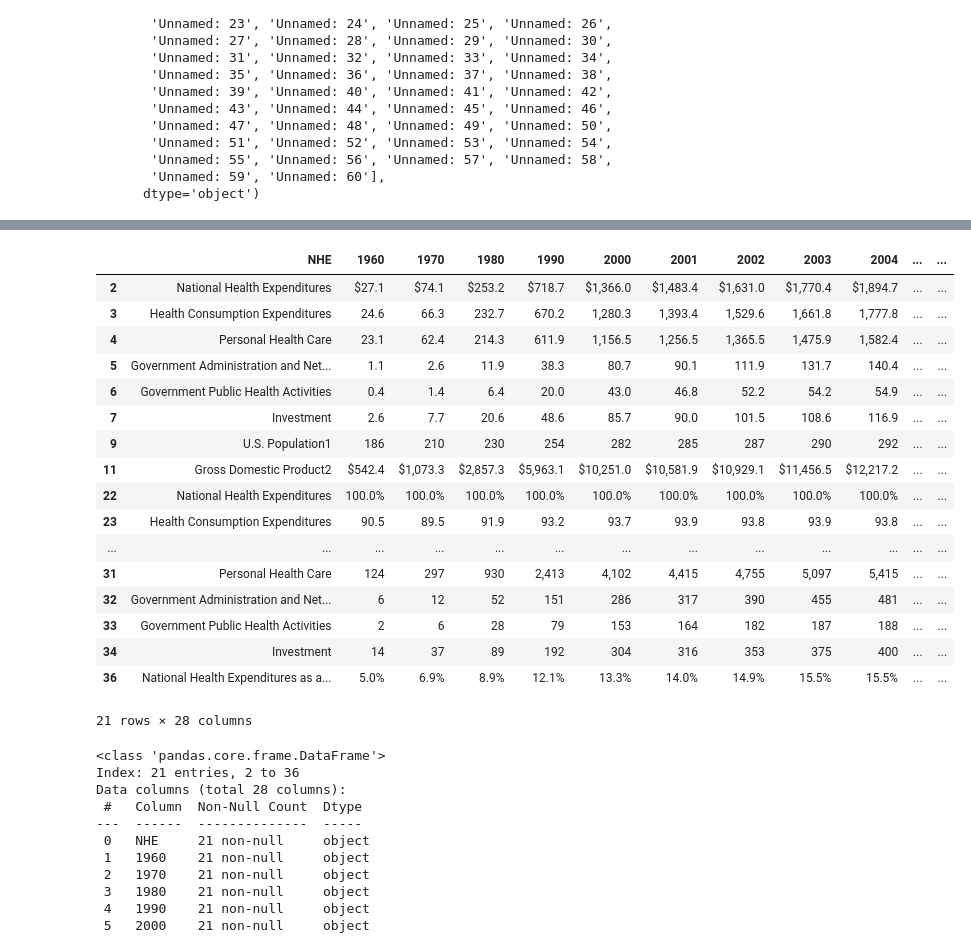
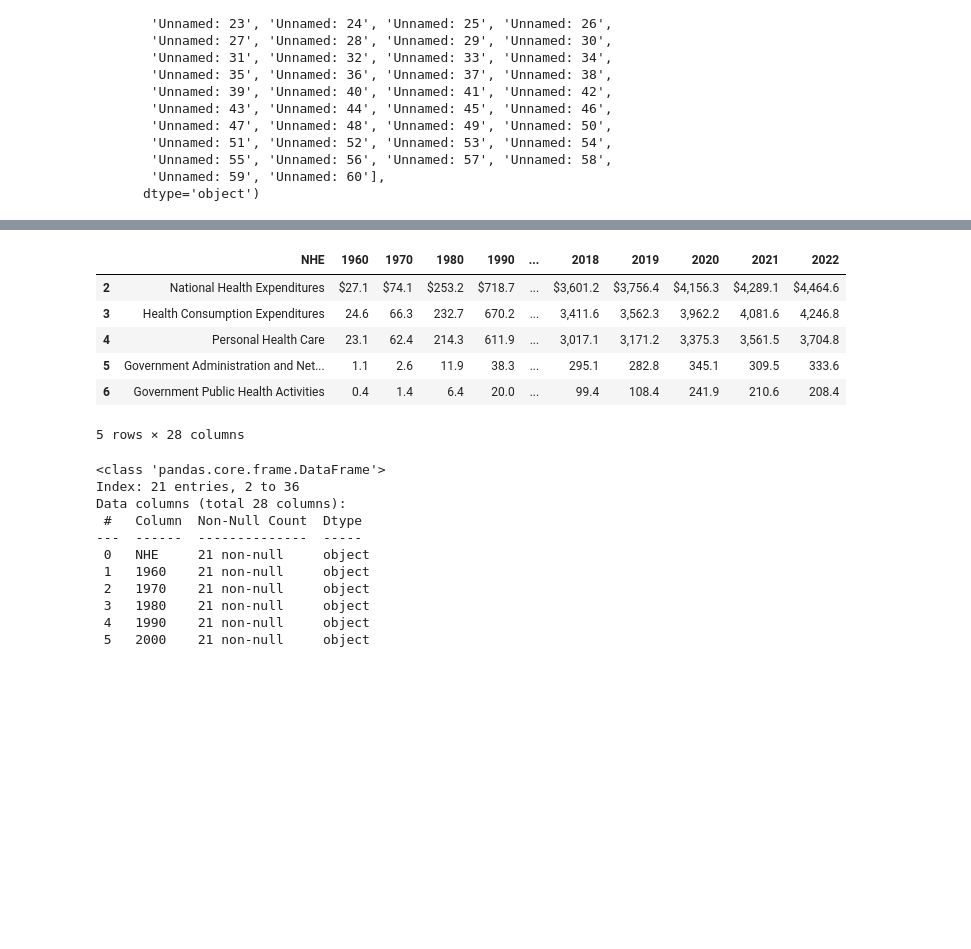
Before and after one commit to Lyduska/Better_Health, a Jupyter notebook: notebook/Better_health.ipynb, the cells around one changed output, grey strips where cells are left out. Saved outputs shown, nothing was run; the diff lists cells and outputs as text; code cells hidden in the pictures; blank space fills up the shorter version.

```diff
--- a/notebook/Better_health.ipynb
+++ b/notebook/Better_health.ipynb
@@ -264,26 +265,15 @@ nhe_df1
 #df.drop(1)  # for 1 row
 # %%
 nhe_df1=nhe_df1.drop(0)
-nhe_df1
+nhe_df1.head()
 # %% [output]
-|  | NHE | 1960 | 1970 | 1980 | 1990 | 2000 | 2001 | 2002 | 2003 | 2004 | ... | ... |
-| 2 | National Health Expenditures | $27.1 | $74.1 | $253.2 | $718.7 | $1,366.0 | $1,483.4 | $1,631.0 | $1,770.4 | $1,894.7 | ... | ... |
-| 3 | Health Consumption Expenditures | 24.6 | 66.3 | 232.7 | 670.2 | 1,280.3 | 1,393.4 | 1,529.6 | 1,661.8 | 1,777.8 | ... | ... |
-| 4 | Personal Health Care | 23.1 | 62.4 | 214.3 | 611.9 | 1,156.5 | 1,256.5 | 1,365.5 | 1,475.9 | 1,582.4 | ... | ... |
-| 5 | Government Administration and Net... | 1.1 | 2.6 | 11.9 | 38.3 | 80.7 | 90.1 | 111.9 | 131.7 | 140.4 | ... | ... |
-| 6 | Government Public Health Activities | 0.4 | 1.4 | 6.4 | 20.0 | 43.0 | 46.8 | 52.2 | 54.2 | 54.9 | ... | ... |
-| 7 | Investment | 2.6 | 7.7 | 20.6 | 48.6 | 85.7 | 90.0 | 101.5 | 108.6 | 116.9 | ... | ... |
-| 9 | U.S. Population1 | 186 | 210 | 230 | 254 | 282 | 285 | 287 | 290 | 292 | ... | ... |
-| 11 | Gross Domestic Product2 | $542.4 | $1,073.3 | $2,857.3 | $5,963.1 | $10,251.0 | $10,581.9 | $10,929.1 | $11,456.5 | $12,217.2 | ... | ... |
-| 22 | National Health Expenditures | 100.0% | 100.0% | 100.0% | 100.0% | 100.0% | 100.0% | 100.0% | 100.0% | 100.0% | ... | ... |
-| 23 | Health Consumption Expenditures | 90.5 | 89.5 | 91.9 | 93.2 | 93.7 | 93.9 | 93.8 | 93.9 | 93.8 | ... | ... |
-| ... | ... | ... | ... | ... | ... | ... | ... | ... | ... | ... | ... | ... |
-| 31 | Personal Health Care | 124 | 297 | 930 | 2,413 | 4,102 | 4,415 | 4,755 | 5,097 | 5,415 | ... | ... |
-| 32 | Government Administration and Net... | 6 | 12 | 52 | 151 | 286 | 317 | 390 | 455 | 481 | ... | ... |
-| 33 | Government Public Health Activities | 2 | 6 | 28 | 79 | 153 | 164 | 182 | 187 | 188 | ... | ... |
-| 34 | Investment | 14 | 37 | 89 | 192 | 304 | 316 | 353 | 375 | 400 | ... | ... |
-| 36 | National Health Expenditures as a... | 5.0% | 6.9% | 8.9% | 12.1% | 13.3% | 14.0% | 14.9% | 15.5% | 15.5% | ... | ... |
+|  | NHE | 1960 | 1970 | 1980 | 1990 | ... | 2018 | 2019 | 2020 | 2021 | 2022 |
+| 2 | National Health Expenditures | $27.1 | $74.1 | $253.2 | $718.7 | ... | $3,601.2 | $3,756.4 | $4,156.3 | $4,289.1 | $4,464.6 |
+| 3 | Health Consumption Expenditures | 24.6 | 66.3 | 232.7 | 670.2 | ... | 3,411.6 | 3,562.3 | 3,962.2 | 4,081.6 | 4,246.8 |
+| 4 | Personal Health Care | 23.1 | 62.4 | 214.3 | 611.9 | ... | 3,017.1 | 3,171.2 | 3,375.3 | 3,561.5 | 3,704.8 |
+| 5 | Government Administration and Net... | 1.1 | 2.6 | 11.9 | 38.3 | ... | 295.1 | 282.8 | 345.1 | 309.5 | 333.6 |
+| 6 | Government Public Health Activities | 0.4 | 1.4 | 6.4 | 20.0 | ... | 99.4 | 108.4 | 241.9 | 210.6 | 208.4 |
-21 rows × 28 columns
+5 rows × 28 columns
 # %%
 nhe_df1.info()
 # %% [output]
```
Also changed, not shown: parts of 31 cells of this notebook.
